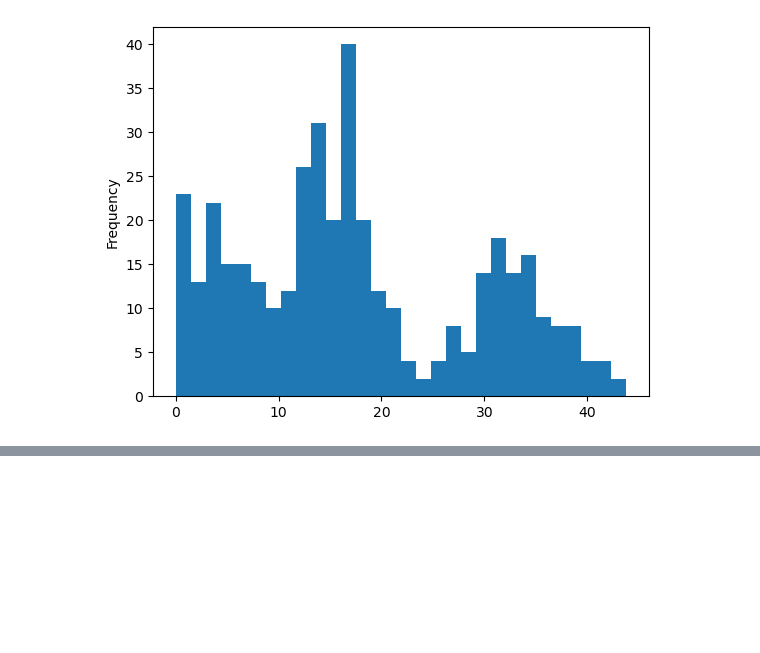
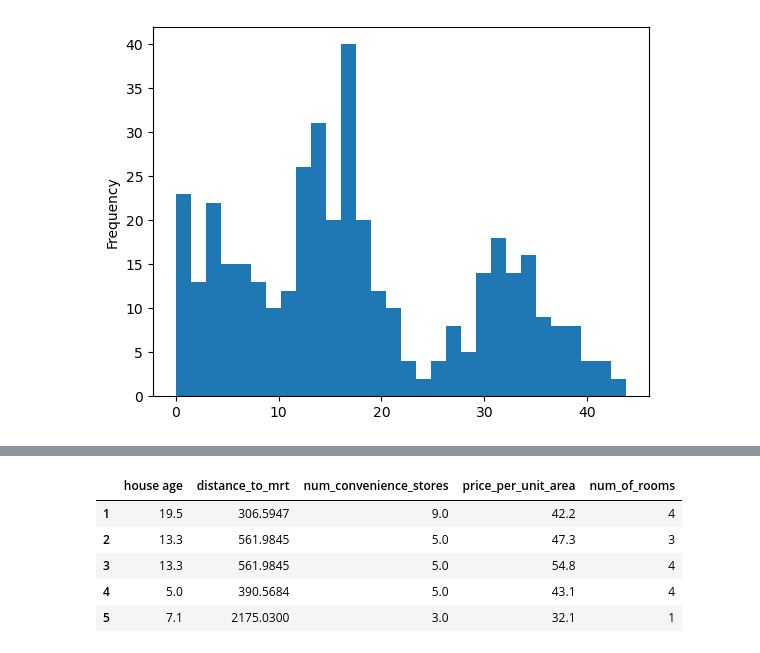
Before and after one commit to The-Knowledge-House/DS_22, a Jupyter notebook: 1.07/11_13/code_along/answers.ipynb, the cells around one changed output, grey strips where cells are left out. Cells and saved outputs as stored; diff of their text form; code cells hidden in the pictures; blank space fills up the shorter version.

```diff
--- a/1.07/11_13/code_along/answers.ipynb
+++ b/1.07/11_13/code_along/answers.ipynb
@@ -194,0 +199,35 @@ df_new.head()
+# %%
+# manufacture an additional categorical columns of "number_of_rooms"
+# part in credit to ChatGPT
+
+min_price = df_new["price_per_unit_area"].min()
+max_price = df_new["price_per_unit_area"].max()
+
+# Ensure prices are within the actual min and max
+df_new['price_per_unit_area'] = df_new['price_per_unit_area'].clip(lower=min_price, upper=max_price)
+
+# Determine quantiles
+low_price_threshold = df_new['price_per_unit_area'].quantile(0.25)
+high_price_threshold = df_new['price_per_unit_area'].quantile(0.75)
+
+# Function to assign number of rooms based on price
+def assign_rooms(price):
+    if price <= low_price_threshold:
+        return np.random.randint(1, 3)
+    elif price <= high_price_threshold:
+        return np.random.randint(1, 5)
+    else:
+        return np.random.randint(3, 7)
+
+# Create 'num_of_rooms' column
+df_new['num_of_rooms'] = df_new['price_per_unit_area'].apply(assign_rooms)
+
+# Displaying the first few rows of the updated DataFrame
+df_new.head()
+# %% [output]
+|  | house age | distance_to_mrt | num_convenience_stores | price_per_unit_area | num_of_rooms |
+| 1 | 19.5 | 306.5947 | 9.0 | 42.2 | 4 |
+| 2 | 13.3 | 561.9845 | 5.0 | 47.3 | 3 |
+| 3 | 13.3 | 561.9845 | 5.0 | 54.8 | 4 |
+| 4 | 5.0 | 390.5684 | 5.0 | 43.1 | 4 |
+| 5 | 7.1 | 2175.0300 | 3.0 | 32.1 | 1 |
```
Also changed, not shown: parts of 5 cells of this notebook, 9 other files.
